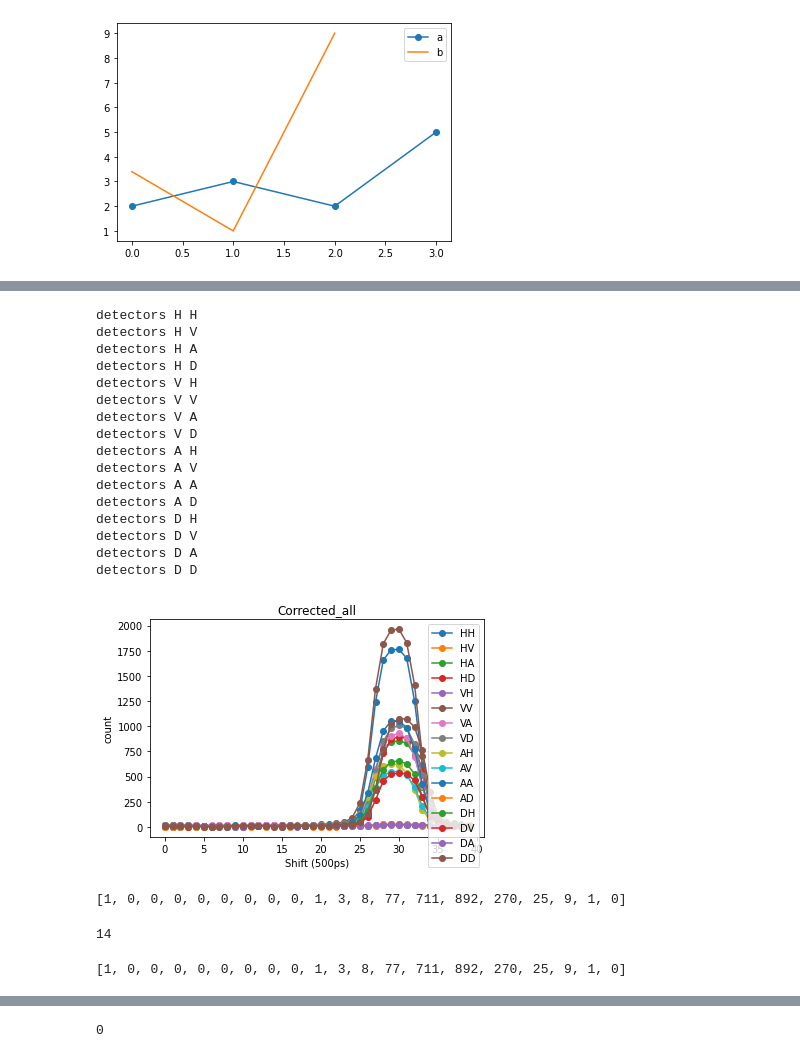
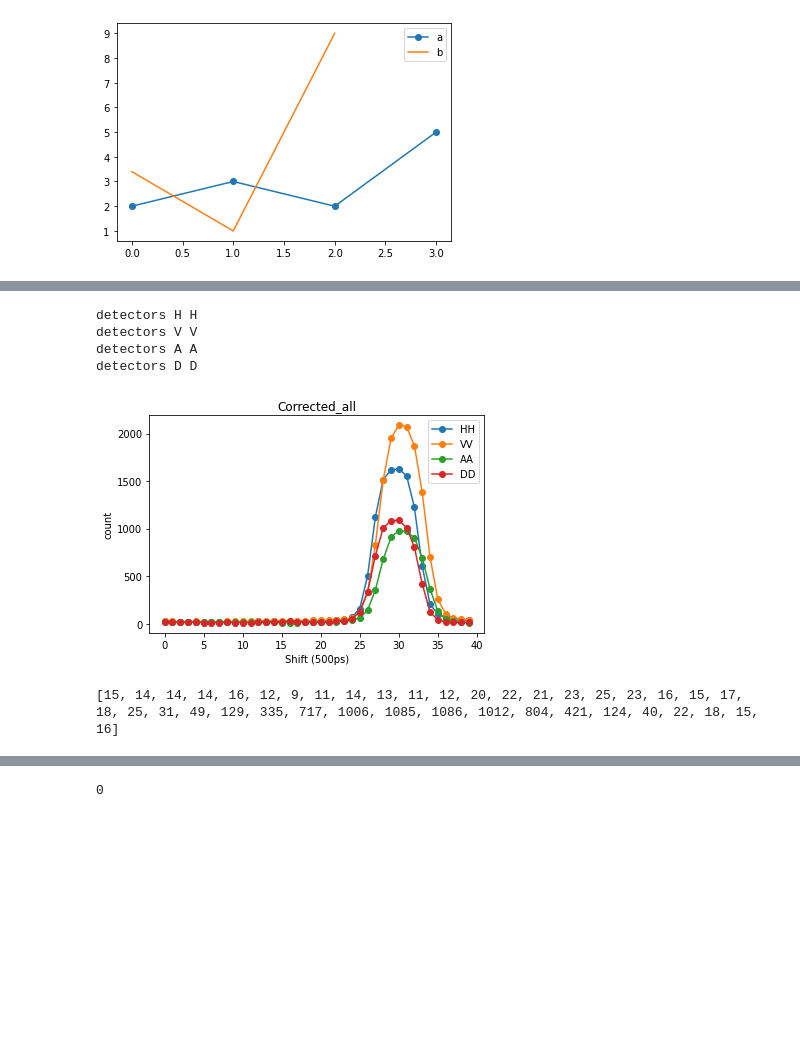
Before and after one commit to tanvirulz/qkd-table-top-v2, a Jupyter notebook: SwabianCoincidence.ipynb, the cells around one changed output, grey strips where cells are left out. Drawn from its saved outputs; the diff is of its cells as text; code cells hidden in the pictures; blank space fills up the shorter version.

```diff
--- a/SwabianCoincidence.ipynb
+++ b/SwabianCoincidence.ipynb
@@ -14,9 +14,16 @@ A = 3
 D = 4
 # %%
 #folder = r'C:\Data\\'
-folder = "/media/tanvir/QubeSat1_64/23_10_2020"
+#folder = "/media/tanvir/SpooqyLab/Table_Top_Demo/1stOct2020"
+#folder = "./test"
+#folder = "/home/tanvir/work/Programming/gProj/Satellite_QKD/data_source"
+#folder = "/home/tanvir/work/Programming/gProj/qkd-table-top-v2/qutools"
+#folder = "/home/tanvir/work/Programming/gProj/qkd-table-top-v2/test"
+folder = "/home/tanvir/work/Programming/gProj/qkd-table-top-v2/swabian/newmatch11Jun21"
 #file = '2.97mW_1.1.ttbin'
-file = "onlyB.1.ttbin"
+#file = "onlyB.1.ttbin"
+#file = "dark1.ttbin"
+file = "3_88mW00dB.1.ttbin"
 filepath = folder + '/' + file
 
 #filepath = easygui.fileopenbox(default = folder)
@@ -69,6 +74,21 @@ for (s,c) in zip(stamps, channel):
         bstamps.append(s)
         nc = c-4
 
+        #qutoolsData
+        '''
+        if (nc == H):
+            nc = D
+        elif (nc == V):
+            nc = A
+        elif (nc == A):
+            nc = H
+        elif (nc == D):
+            nc = V
+        else :
+            print ("Error! unknown channel")
+            break
+
+        '''
         #23 Oct Data
         if (nc == H):
             nc = A
@@ -82,9 +102,8 @@ for (s,c) in zip(stamps, channel):
             print ("Error! unknown channel")
             break
 
+        #1st Oct data
         '''
-        #1st Oct data
-
         if (nc == H):
             nc = D
         elif (nc == V):
@@ -96,7 +115,6 @@ for (s,c) in zip(stamps, channel):
         else :
             print ("Error! unknown channel")
             break
-
         '''
         '''if (nc == V):
             nc = D
@@ -122,8 +140,8 @@ for (s,c) in zip(stamps, channel):
         elif (nc == D):
             nc = V
         '''
-
-        '''#24 Aug Data
+        '''
+        #24 Aug Data
         if ( nc == H ):
             nc = A
         elif ( nc == V):
@@ -345,5 +373,6 @@ def correct_timestamp(stamps,detectors,step_size_ps=250,sH=0,sV=0,sA=0,sD=0):
 #astamps_corrected = correct_timestamp(astamps,achannel,sH=0,sV=-1*500,sA=0,sD=-2*500) #28 july data
 #astamps_corrected = correct_timestamp(astamps,achannel,sH=0,sV=-2*500,sA=0,sD=-2*500) # 24 Aug data
 #astamps_corrected = correct_timestamp(astamps,achannel,sH=0,sV=-2*500,sA=-3*500,sD=-1*500) # 23rd Oct data
-astamps_corrected = correct_timestamp(astamps,achannel,step_size_ps=250,sH=0,sV=-3,sA=-5,sD=-1) # 26rd Oct data
+#astamps_corrected = correct_timestamp(astamps,achannel,step_size_ps=250,sH=0,sV=-3,sA=-5,sD=-1) # 26rd Oct data
+astamps_corrected = correct_timestamp(astamps,achannel,step_size_ps=250,sH=0,sV=-3,sA=-6,sD=0) #23rd Oct new calibration
 # %% [output]
@@ -358,5 +387,6 @@ astamps_corrected = correct_timestamp(astamps,achannel,step_size_ps=250,sH=0,sV=
 #bstamps_corrected = correct_timestamp(bstamps,bchannel,sH=0,sV=1*500,sA=-5*500,sD=1*500) # 28 july data
 #bstamps_corrected = correct_timestamp(bstamps,bchannel,sH=0,sV=1*500,sA=1*500,sD=1*500) # 24 Aug data
 #bstamps_corrected = correct_timestamp(bstamps,bchannel,sH=0,sV=-1*500,sA=0,sD=0) # 23rd Oct data
-bstamps_corrected = correct_timestamp(bstamps,bchannel,step_size_ps = 250, sH=0,sV=0,sA=1,sD=1) # 26rd Oct data
+#bstamps_corrected = correct_timestamp(bstamps,bchannel,step_size_ps = 250, sH=0,sV=0,sA=1,sD=1) # 26rd Oct data
+bstamps_corrected = correct_timestamp(bstamps,bchannel,step_size_ps = 250, sH=0,sV=1,sA=1,sD=1) #23rdOct new
 # %% [output]
@@ -405,47 +435,32 @@ detectors D D   shiftsteps 30   coincount 1075
 # %%
 for i in range (1,5):
     for j in range (1,5):
-        if(True):
+        if(i==j):
             #h = g2_heisto(astamps, achannel,bstamps, bchannel, amd=i, bmd=j,cwindow=500,search_steps=20,search_direction=-1)
             print ("detectors", detectors[i],detectors[j])
             #if (i==j)
             plt.plot(hh[str(i)+str(j)], marker='o', label=detectors[i]+detectors[j])
 
 plt.title("Corrected_all")
 plt.xlabel("Shift (500ps)")
 plt.ylabel("count")
 plt.legend()
 plt.savefig("./plots/Corrected_all.jpg")
 plt.show()
 # %% [output]
 detectors H H
-detectors H V
-detectors H A
-detectors H D
-detectors V H
 detectors V V
-detectors V A
-detectors V D
-detectors A H
-detectors A V
 detectors A A
-detectors A D
-detectors D H
-detectors D V
-detectors D A
 detectors D D
-[figure, old version]
+[figure, new version]
 # %%
-h = g2_heisto(astamps_corrected, achannel,bstamps_corrected, bchannel, amd=D, bmd=D,cwindow=500,search_steps=20,search_direction=-1)
-print (h)
-h.index(max(h))
+#h = g2_heisto(astamps_corrected, achannel,bstamps_corrected, bchannel, amd=D, bmd=D,cwindow=500,search_steps=20,search_direction=-1)
+#print (h)
+#h.index(max(h))
-# %% [output]
-[1, 0, 0, 0, 0, 0, 0, 0, 0, 1, 3, 8, 77, 711, 892, 270, 25, 9, 1, 0]
-14
 # %%
 print (hh[str(4)+str(4)])
 # %% [output]
-[1, 0, 0, 0, 0, 0, 0, 0, 0, 1, 3, 8, 77, 711, 892, 270, 25, 9, 1, 0]
+[15, 14, 14, 14, 16, 12, 9, 11, 14, 13, 11, 12, 20, 22, 21, 23, 25, 23, 16, 15, 17, 18, 25, 31, 49, 129, 335, 717, 1006, 1085, 1086, 1012, 804, 421, 124, 40, 22, 18, 15, 16]
 # %%
 def match_coincidence(at,ad,bt,bd,cwindow,shift):
     ia = 0
```
Also changed, not shown: parts of 38 cells of this notebook.
